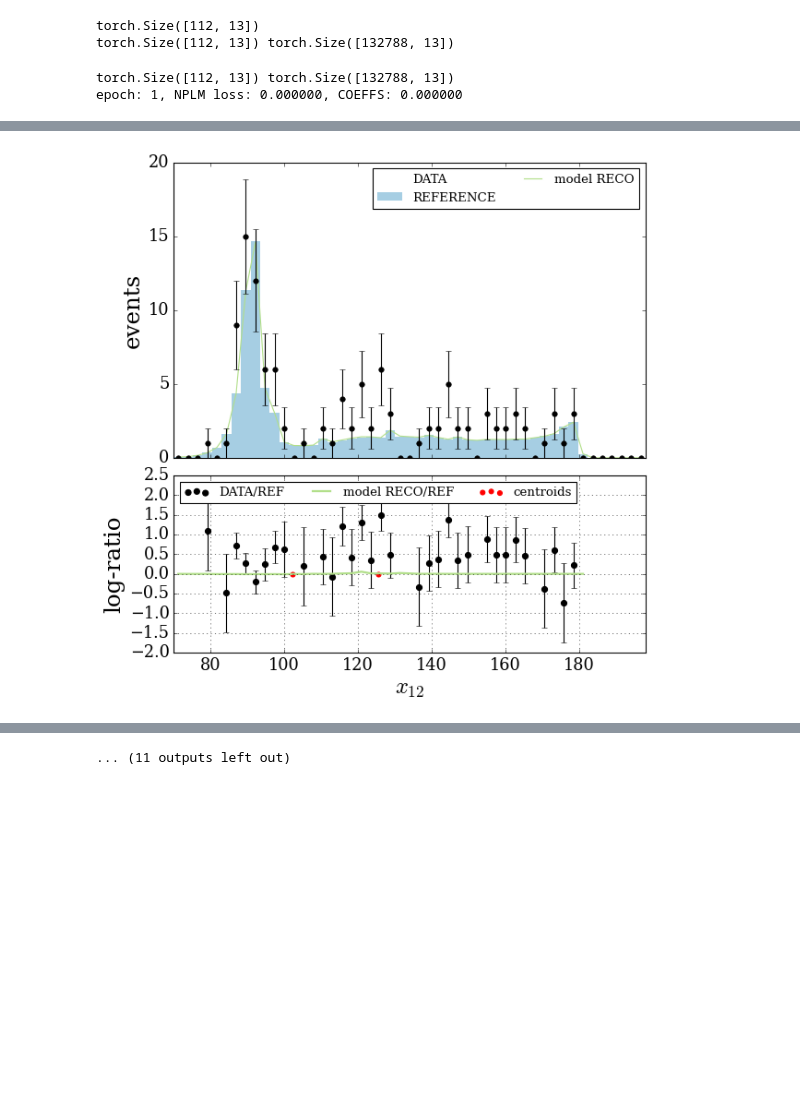
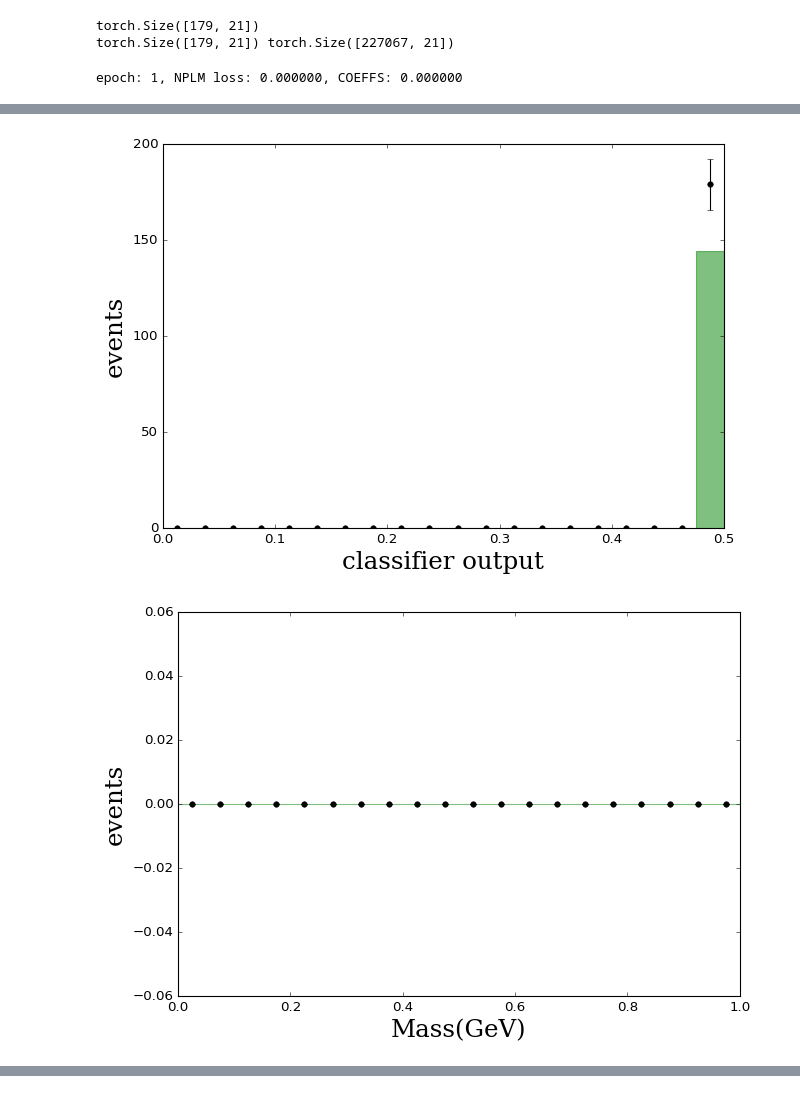
Before and after one commit to SamBT/phlab-neurips25, a Jupyter notebook: experiments/higgs/Higgs_NPLM_raw.ipynb, the cells around one changed output, grey strips where cells are left out. Cells and saved outputs as stored; diff of their text form; code cells hidden in the pictures; blank space fills up the shorter version.

```diff
--- a/experiments/higgs/Higgs_NPLM_raw.ipynb
+++ b/experiments/higgs/Higgs_NPLM_raw.ipynb
@@ -113,7 +113,7 @@ def select_higgs_candidates(df):
         ossf_pairs = find_ossf_pairs(row)
 
         # Require ≥2 OSSF pairs
-        if len(ossf_pairs) < 2:
+        if len(ossf_pairs) < 1:
             continue
 
         # Compute invariant masses for all OSSF pairs
@@ -147,7 +147,7 @@ def select_higgs_candidates(df):
         #    continue
 
         #CMS
-        if not (50 < mZ1 < 120):
+        if not (12 < mZ1 < 120):
             continue
         if not (12 < mZ2 < 120):
             continue
@@ -160,7 +160,7 @@ def select_higgs_candidates(df):
             continue
 
         # 4l mass window
-        if not (70 < row['m4l'] < 180):
+        if not (60 < row['m4l'] < 200):
             continue
 
         selected_rows.append(row)
@@ -211,13 +211,14 @@ def load_sample_for_pytorch(filename, label_index, xsec,ngen,lumi,include_vector
     px = df[[f'px{i}' for i in range(1, 5)]].values
     py = df[[f'py{i}' for i in range(1, 5)]].values
     pz = df[[f'pz{i}' for i in range(1, 5)]].values
+    pid = df[[f'PID{i}' for i in range(1, 5)]].values
     ptv = pt(px,py)
     m4l = compute_m4l(E, px, py, pz).reshape(-1, 1)
 
     if include_vectors:
         # Flatten all 4-vectors into one feature vector
         #vectors = np.hstack([E, px, py, pz])  # shape: [N, 16]
-        vectors = np.hstack([ptv,E,pz])  # shape: [N, 4]
+        vectors = np.hstack([px,py,pid,E,pz])  # shape: [N, 4]
         features = np.hstack([vectors, m4l])  # shape: [N, 17]
     else:
         features = m4l  # shape: [N, 1]
@@ -391,10 +392,9 @@ mc_feat=mc_feat.squeeze(-1)
 #dutils.sparkKer(data, mc_feat, mc_labels, -1, d_weights, mc_weights)
 print(data.shape,mc_feat.shape)
 # %% [output]
-torch.Size([112, 13])
-torch.Size([112, 13]) torch.Size([132788, 13])
+torch.Size([179, 21])
+torch.Size([179, 21]) torch.Size([227067, 21])
 # %%
-dutils.sparkKer(data, mc_feat, mc_labels, -1, d_weights, mc_weights)
+dutils.sparkKer(data, mc_feat, mc_labels, -1, d_weights, mc_weights,splitmass=True,iWidth_init=[10])
 # %% [output]
-torch.Size([112, 13]) torch.Size([132788, 13])
 epoch: 1, NPLM loss: 0.000000, COEFFS: 0.000000
@@ -403 +403,2 @@ epoch: 1001, NPLM loss: -15.370584, COEFFS: 0.000000
-[figure, old version]
+[figure, new version]
+[figure, new version]
@@ -412 +406,0 @@ epoch: 5001, NPLM loss: -59.353312, COEFFS: 0.000000
-... (11 outputs left out)
```
Also changed, not shown: parts of 6 cells of this notebook, 12 other files.
